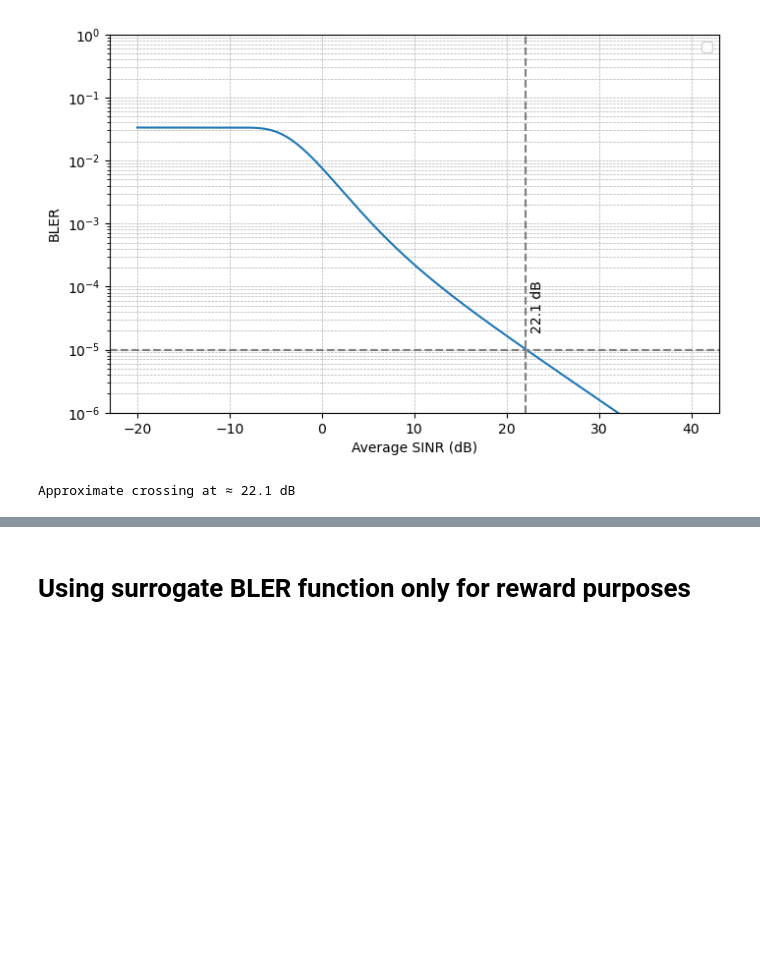
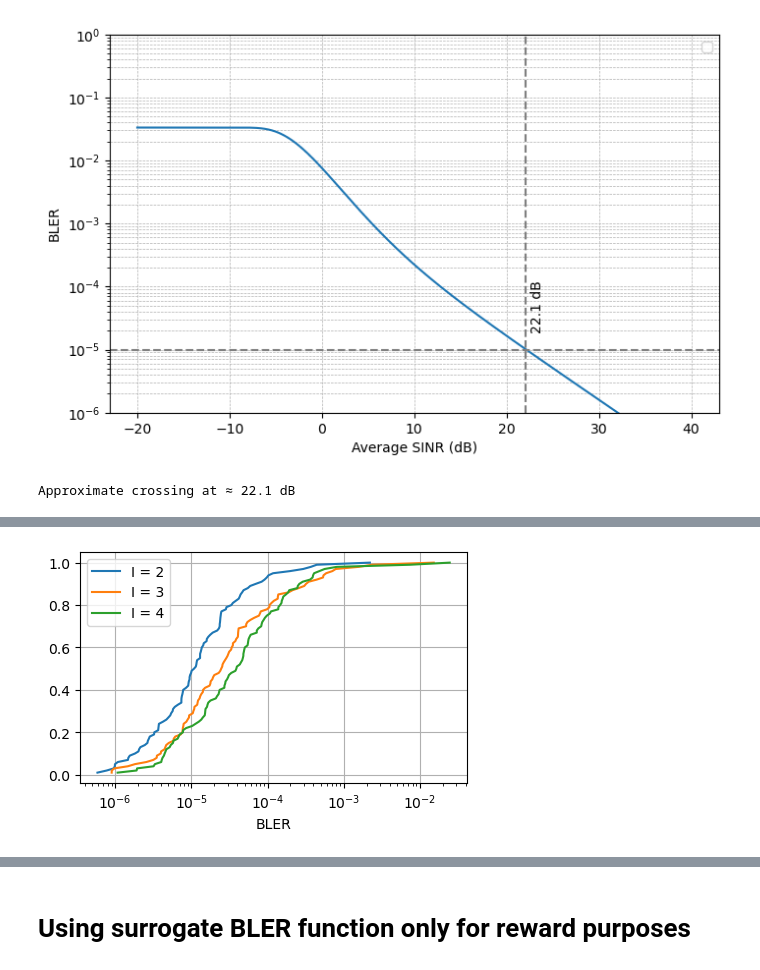
Before and after one commit to ashvinsrini/base-codes, a Jupyter notebook: X_subnets_MADRL_two_agents/BLER_vs_SINR_V1.0.ipynb, the cells around one changed output, grey strips where cells are left out. Cells and saved outputs as stored; diff of their text form; code cells hidden in the pictures; blank space fills up the shorter version.

```diff
--- a/X_subnets_MADRL_two_agents/BLER_vs_SINR_V1.0.ipynb
+++ b/X_subnets_MADRL_two_agents/BLER_vs_SINR_V1.0.ipynb
@@ -270,0 +382,67 @@ Approximate crossing at ≈ 22.1 dB
+# %%
+import numpy as np
+import matplotlib.pyplot as plt
+from scipy.special import erfc, i0
+
+# Parameters
+n = 1000       # block length
+k = 400        # message bits
+rate = k / n
+K_rician = K
+
+# Normal approximation for AWGN BLER
+def qfunc(x):
+    return 0.5 * erfc(x / np.sqrt(2))
+
+def Pe_finite_awgn(snr_db):
+    gamma = 10**(snr_db / 10)
+    C = np.log2(1 + gamma)
+    V = (gamma * (gamma + 2) / (gamma + 1)**2) * (np.log2(np.e))**2
+    numerator = n * C - k + 0.5 * np.log2(n)
+    denominator = np.sqrt(n * V)
+    return qfunc(numerator / denominator)
+
+# Outage-style BLER via fading integration
+def bler_rician_fading(snr_db, fading='rician', K=8.0, r_max=8, n_r=2000):
+    gamma_bar = 10**(snr_db / 10)
+    r = np.linspace(0, r_max, n_r)
+    pdf = 2 * r * (K + 1) * np.exp(-K - (K + 1) * r**2) * i0(2 * r * np.sqrt(K * (K + 1)))
+
+    # Normalize PDF
+    pdf /= np.trapz(pdf, r)
+    # Instantaneous SNR = gamma_bar * r^2
+    gamma_inst = gamma_bar * (r**2)
+    # Compute BLER at each r via normal approximation
+    Pe_inst = np.array([Pe_finite_awgn(10 * np.log10(g)) if g > 0 else 1.0 for g in gamma_inst])
+    # Average BLER over fading
+    return np.trapz(Pe_inst * pdf, r)
+
+# Compute BLER curves
+#plt.figure(figsize=(8, 5))
+bler_rician_vals = {}
+for key in SINR_dbs.keys():
+    #snr_values = np.array(SINR_dbs[k])
+    bler_rician = np.array([bler_rician_fading(s, 'rician', K=K_rician) for s in SINR_dbs[key]])
+    #plt.semilogy(SINR_dbs[key], bler_rician, 'd-.', label='Interfer:{}'.format(key))
+    bler_rician_vals[key] = bler_rician
+
+
+
+def return_cdf(a):
+    sorted_a = np.sort(a)
+    cdf = np.arange(1, len(sorted_a) + 1) / len(sorted_a)
+    return sorted_a, cdf
+a2, cdf2 = return_cdf(bler_rician_vals['2'])
+a3, cdf3 = return_cdf(bler_rician_vals['3'])
+a4, cdf4 = return_cdf(bler_rician_vals['4'])
+
+plt.figure(figsize= [5,3])
+#plt.ylim(np.min(cdf2))
+plt.semilogx(a2, cdf2, label = r'I = 2')
+plt.semilogx(a3, cdf3, label = r'I = 3')
+plt.semilogx(a4, cdf4, label = r'I = 4')
+plt.xlabel('BLER')
+plt.legend()
+plt.grid()
+# %% [output]
+[figure, added]
```
Also changed, not shown: parts of 5 cells of this notebook.
